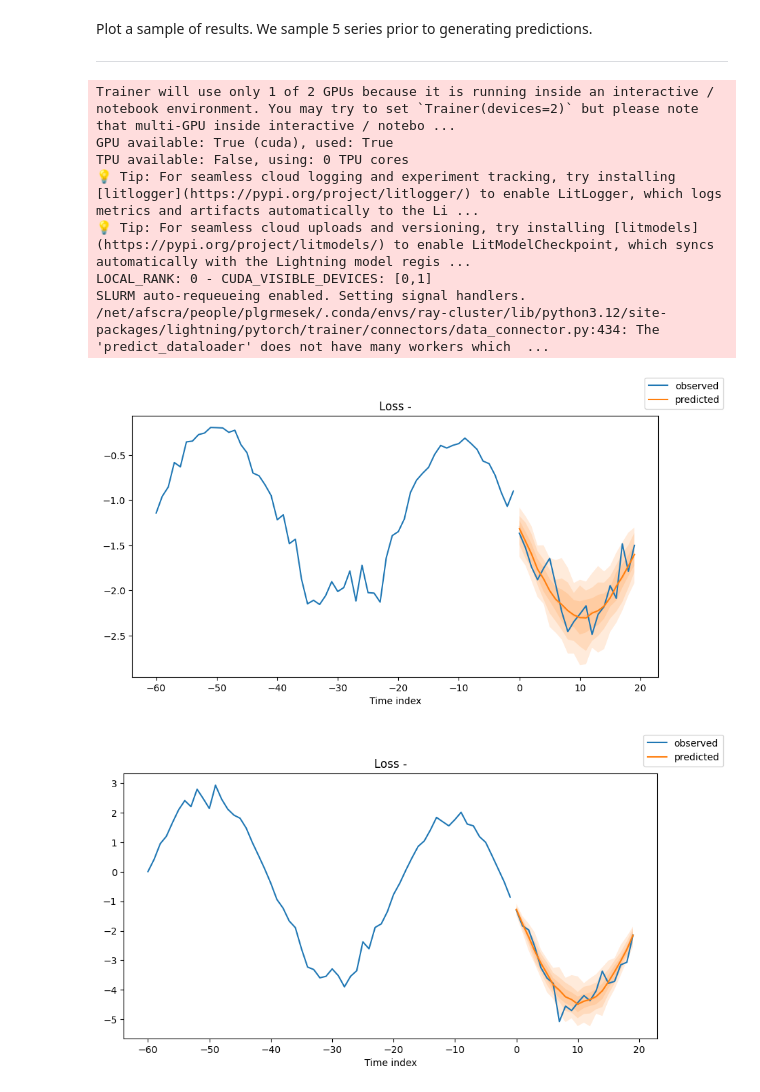
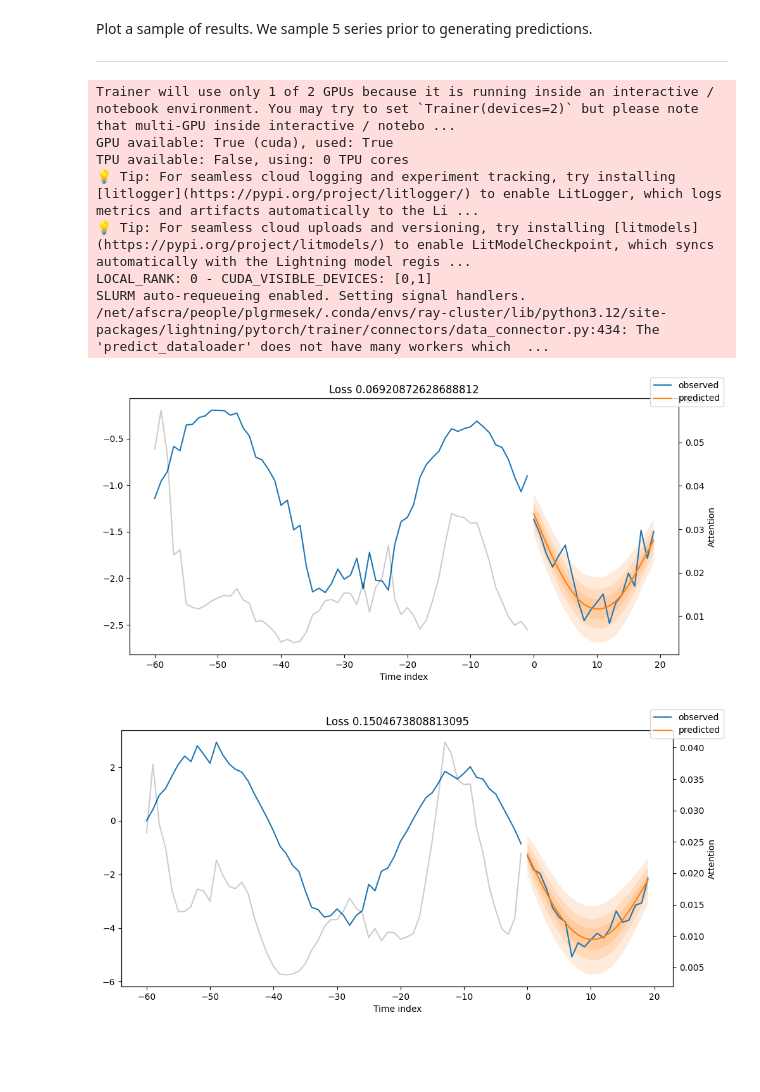
Before and after one commit to rmesek/lsc-time-series-prediction, a Jupyter notebook: notebooks/forecasting.ipynb, the cells around one changed output. Saved outputs shown, nothing was run; the diff lists cells and outputs as text; code cells hidden in the pictures; blank space fills up the shorter version.

Commit message:
refactor examples to use TemporalFusionTransformer

```diff
--- a/notebooks/forecasting.ipynb
+++ b/notebooks/forecasting.ipynb
@@ -68,7 +65,7 @@ training = TimeSeriesDataSet(
     group_ids=["series"],
     max_encoder_length=max_encoder_length,
     max_prediction_length=max_prediction_length,
-    static_categoricals=["series", "static"],
+    static_categoricals=["series"],
     time_varying_known_reals=["time_idx"],
     time_varying_unknown_reals=["value"],
     categorical_encoders={"series": NaNLabelEncoder().fit(data.series)},
@@ -82,19 +79,19 @@ validation = TimeSeriesDataSet.from_dataset(
 )
 # %%
 batch_size = 256
-baseline_workers = total_cpus - 1
+dataloader_workers = total_cpus - 1
 
 train_dataloader = training.to_dataloader(
     train=True,
     batch_size=batch_size,
-    num_workers=baseline_workers,
-    persistent_workers=True,
+    num_workers=dataloader_workers,
+    # persistent_workers=dataloader_workers > 0,
 )
 val_dataloader = validation.to_dataloader(
     train=False,
     batch_size=batch_size,
-    num_workers=baseline_workers,
-    persistent_workers=True,
+    num_workers=dataloader_workers,
+    # persistent_workers=dataloader_workers > 0,
 )
 # %% [markdown]
 Instantiate a model using the `.from_dataset()` method.
@@ -103,16 +100,9 @@ Instantiate a model using the `.from_dataset()` method.
 # %%
 pl.seed_everything(42, workers=True)
 
-deepar = DeepAR.from_dataset(
-    training,
-    learning_rate=1e-3,
-    hidden_size=64,
-    rnn_layers=3,
-    dropout=0.1,
-    loss=NormalDistributionLoss(),
-    reduce_on_plateau_patience=4,
-)
-print(f"Number of parameters in network: {deepar.size() / 1e3:.1f}k")
+# model = DeepAR.from_dataset(training)
+model = TemporalFusionTransformer.from_dataset(training)
+print(f"Number of parameters in network: {model.size() / 1e3:.1f}k")
 # %% [output]
 [rank: 0] Seed set to 42
 /net/afscra/people/plgrmesek/.conda/envs/ray-cluster/lib/python3.12/site-packages/lightning/pytorch/utilities/parsing.py:213: Attribute 'loss' is an instance of `nn.Module` and is already saved during ...
@@ -135,7 +125,7 @@ trainer = pl.Trainer(
 
 start_time = time.time()
 
-trainer.fit(deepar, train_dataloaders=train_dataloader, val_dataloaders=val_dataloader)
+trainer.fit(model, train_dataloaders=train_dataloader, val_dataloaders=val_dataloader)
 
 print(f"Training Time: {time.time() - start_time:.2f} seconds")
 # %% [output]
@@ -163,32 +153,32 @@ Plot a sample of results. We sample 5 series prior to generating predictions.
 
 ---
 # %%
-best_deepar = deepar
+best_model = model
 
 sample_series_ids = random.sample(list(data["series"].unique()), 5)
 
 sample_data = data[data["series"].isin(sample_series_ids)]
 
-raw_predictions = best_deepar.predict(sample_data, mode="raw", return_x=True)
+raw_predictions = best_model.predict(sample_data, mode="raw", return_x=True)
 
-for idx in range(5):
+for idx in range(len(sample_series_ids)):
     fig, ax = plt.subplots(figsize=(10, 5))
-    best_deepar.plot_prediction(
+    best_model.plot_prediction(
         raw_predictions.x,
         raw_predictions.output,
         idx=idx,
         add_loss_to_title=True,
         ax=ax,
     )
     plt.show()
 # %% [output]
 Trainer will use only 1 of 2 GPUs because it is running inside an interactive / notebook environment. You may try to set `Trainer(devices=2)` but please note that multi-GPU inside interactive / notebo ...
 GPU available: True (cuda), used: True
 TPU available: False, using: 0 TPU cores
 💡 Tip: For seamless cloud logging and experiment tracking, try installing [litlogger](https://pypi.org/project/litlogger/) to enable LitLogger, which logs metrics and artifacts automatically to the Li ...
 💡 Tip: For seamless cloud uploads and versioning, try installing [litmodels](https://pypi.org/project/litmodels/) to enable LitModelCheckpoint, which syncs automatically with the Lightning model regis ...
 LOCAL_RANK: 0 - CUDA_VISIBLE_DEVICES: [0,1]
 SLURM auto-requeueing enabled. Setting signal handlers.
 /net/afscra/people/plgrmesek/.conda/envs/ray-cluster/lib/python3.12/site-packages/lightning/pytorch/trainer/connectors/data_connector.py:434: The 'predict_dataloader' does not have many workers which  ...
-[figure, old version]
+[figure, new version]
-[figure, old version]
+[figure, new version]
```
Also changed, not shown: parts of 5 cells of this notebook, 1 other file.
